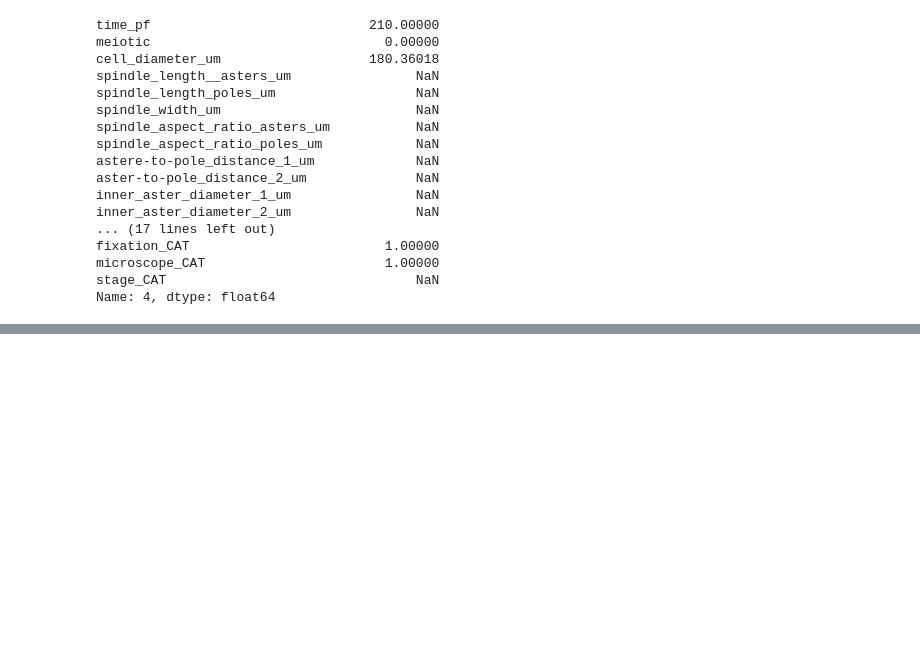
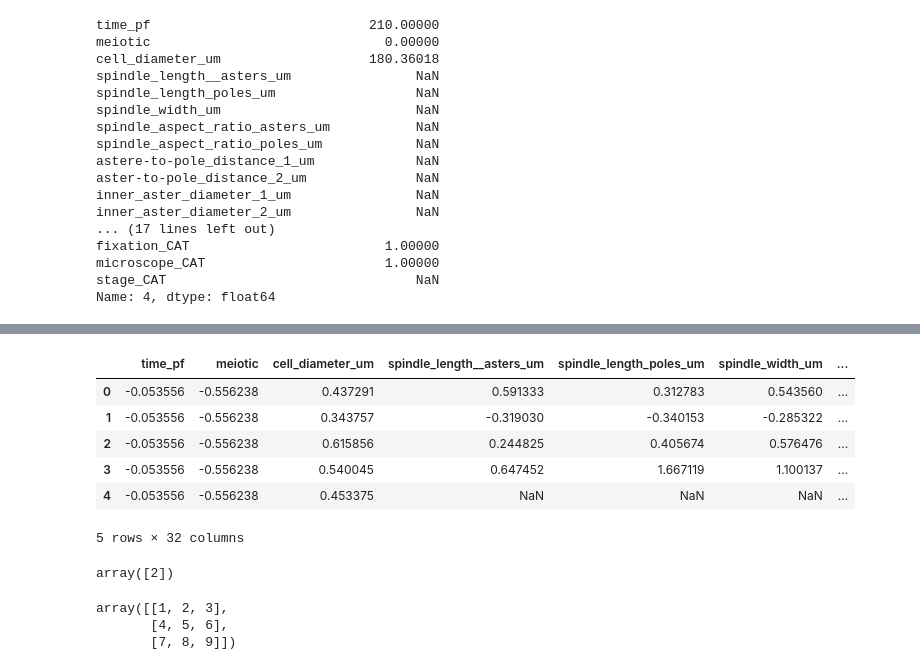
Before and after one commit to emmaggie/SPINDLE_ZOO, a Jupyter notebook: SEPTEMBER_2014/A_Marina_spindle_zoo_part5.ipynb, the cells around one changed output, grey strips where cells are left out. Saved outputs shown, nothing was run; the diff lists cells and outputs as text; code cells hidden in the pictures; blank space fills up the shorter version.

```diff
--- a/SEPTEMBER_2014/A_Marina_spindle_zoo_part5.ipynb
+++ b/SEPTEMBER_2014/A_Marina_spindle_zoo_part5.ipynb
@@ -327,0 +548,2 @@ def costFunction(params, Y, R, num_users, num_movies, num_features, my_lambda):
+# %%
+initial_std=dfo.std(axis=0)
@@ -327,0 +592,12 @@ def costFunction(params, Y, R, num_users, num_movies, num_features, my_lambda):
+# %%
+dfo_normalized=dfo_scaled.divide(initial_std,axis=1)
+# %%
+dfo_normalized.head()
+# %% [output]
+|  | time_pf | meiotic | cell_diameter_um | spindle_length__asters_um | spindle_length_poles_um | spindle_width_um | ... |
+| 0 | -0.053556 | -0.556238 | 0.437291 | 0.591333 | 0.312783 | 0.543560 | ... |
+| 1 | -0.053556 | -0.556238 | 0.343757 | -0.319030 | -0.340153 | -0.285322 | ... |
+| 2 | -0.053556 | -0.556238 | 0.615856 | 0.244825 | 0.405674 | 0.576476 | ... |
+| 3 | -0.053556 | -0.556238 | 0.540045 | 0.647452 | 1.667119 | 1.100137 | ... |
+| 4 | -0.053556 | -0.556238 | 0.453375 | NaN | NaN | NaN | ... |
+5 rows × 32 columns
@@ -327,0 +712,10 @@ def costFunction(params, Y, R, num_users, num_movies, num_features, my_lambda):
+# %%
+a[:1,1]
+# %% [output]
+array([2])
+# %%
+a
+# %% [output]
+array([[1, 2, 3],
+       [4, 5, 6],
+       [7, 8, 9]])
```
Also changed, not shown: parts of 51 cells of this notebook, 2 other files.
